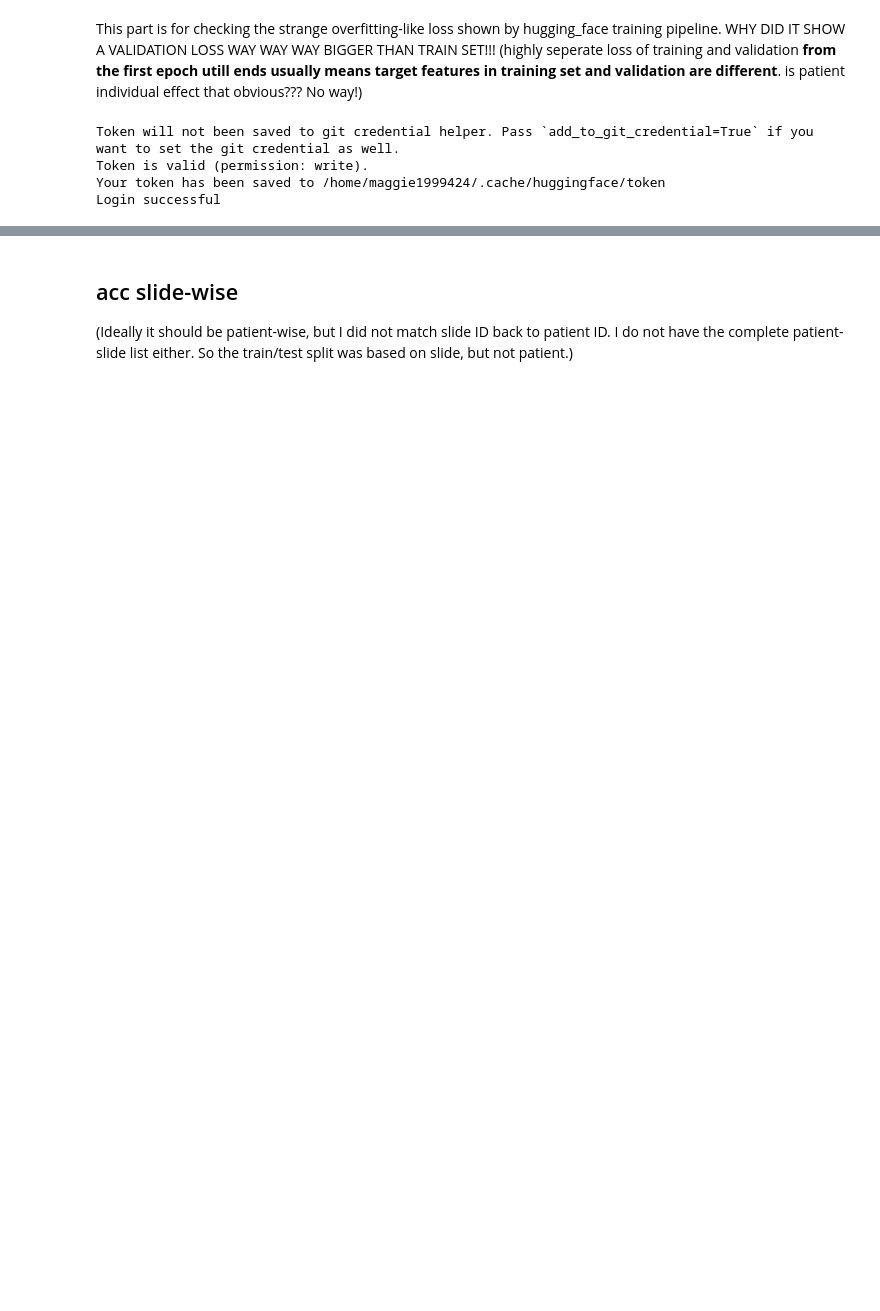
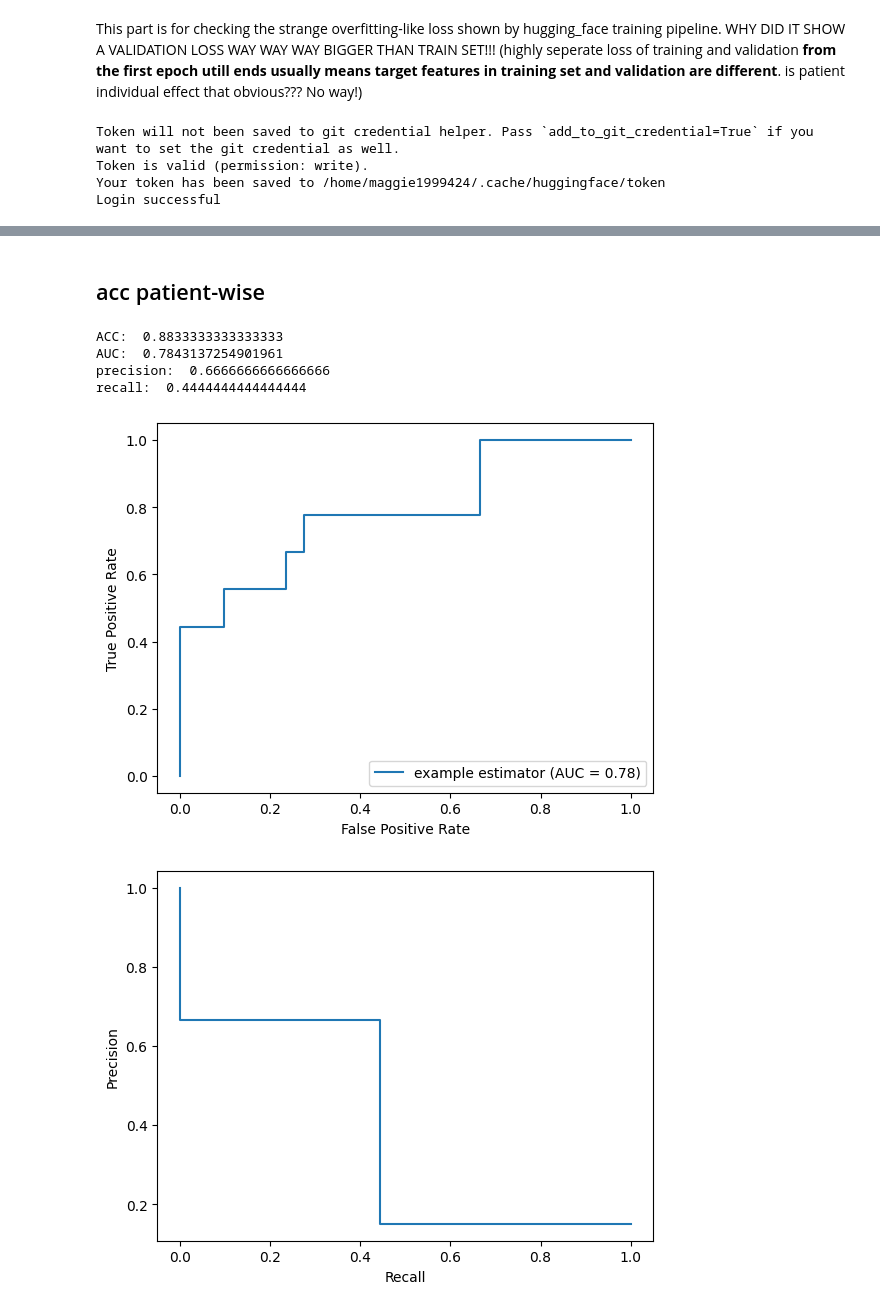
Before and after one commit to maggie1999424/msi_mss_predict_aiim, a Jupyter notebook: eval.ipynb, the cells around one changed output, grey strips where cells are left out. Drawn from its saved outputs; the diff is of its cells as text; code cells hidden in the pictures; blank space fills up the shorter version.

```diff
--- a/eval.ipynb
+++ b/eval.ipynb
@@ -166,4 +88,0 @@ test_loss,test_loss_bin
-# %%
-df_test = pd.read_csv('List/Test_list_Raw').sort_values(['Y','Path']).reset_index(drop=True).loc[:-1]
-df_test['score'] = score[:,1]
-df_test['pred'] = df_test['score'] >= threshold
@@ -174,26 +89,26 @@ auc( label, score[:,1]), accuracy_score(label, df_test['pred']), precision_score
-# %% [markdown]
-## acc slide-wise
-(Ideally it should be patient-wise, but I did not match slide ID back to patient ID. I do not have the complete patient-slide list either.
-So the train/test split was based on slide, but not patient.)
+# %% [markdown]
+## acc patient-wise
 # %%
-def cal_loss_df(df):
-    result_df = pd.DataFrame(None,columns=['slide_ID', 'label','pred','score'],)
+def cal_loss_df(df,mode= 'mean'):
+    result_df = pd.DataFrame(None,columns=['ID', 'label','pred','score'],)
     pids = df['ID'].unique()
     for pid in pids:
         df_pid=df[df['ID'] == pid]
-        label,pred, score = cal_loss_pid(df_pid)
-        pd.concat([result_df, pd.DataFrame([[pid, pred, score]],columns=['slide_ID','label', 'pred','score'],)])
-    return result_df
+        label,pred, score = cal_loss_pid(df_pid,mode )
+        result_df =pd.concat([result_df, pd.DataFrame([[pid, label,pred, score]],columns=['ID','label', 'pred','score'],)])
+    return result_df, mode
 
 
 def cal_loss_pid(df, mode = 'majority'):
+
     assert len(df['Y'].unique()) ==1
-    label = df['Y']
+    label = df.iloc[0]['Y']
     if mode == 'majority':
         score = sum(df['pred'])/len(df)
     elif mode == 'mean':
         score = df['score'].mean()
     return label, score >= threshold2 ,score
 
-# df_train_result = cal_loss_df(df_train)
-df_val_result = cal_loss_df(df_val)
+mode = 'mean'
+df_test_result, mode = cal_loss_df(df_test, mode)
+df_test_result.to_csv(f'{modelname}_test_pid{mode}.csv')
@@ -207,0 +115,26 @@ print('AUPRC test: ' ,precision_score(df_test_result['label'],df_test_result['sc
+# %%
+label=df_test_result['label'].values.tolist()
+pred =df_test_result['pred'].values.tolist()
+score =df_test_result['score'].values.tolist()
+
+
+fpr, tpr, thresholds = metrics.roc_curve(label, score)
+roc_auc = metrics.auc(fpr, tpr)
+display = metrics.RocCurveDisplay(fpr=fpr, tpr=tpr, roc_auc=roc_auc,
+                                estimator_name='example estimator')
+display.plot()
+precision, recall, _ = metrics.precision_recall_curve(label, pred)
+disp = metrics.PrecisionRecallDisplay(precision=precision, recall=recall)
+disp.plot()
+
+print('ACC: ',accuracy_score(label, pred))
+print('AUC: ', roc_auc)
+print('precision: ', precision_score(label, pred))
+print('recall: ',recall_score(label, pred))
+# %% [output]
+ACC:  0.8833333333333333
+AUC:  0.7843137254901961
+precision:  0.6666666666666666
+recall:  0.4444444444444444
+[figure, added]
+[figure, added]
```
Also changed, not shown: parts of 25 cells of this notebook.
